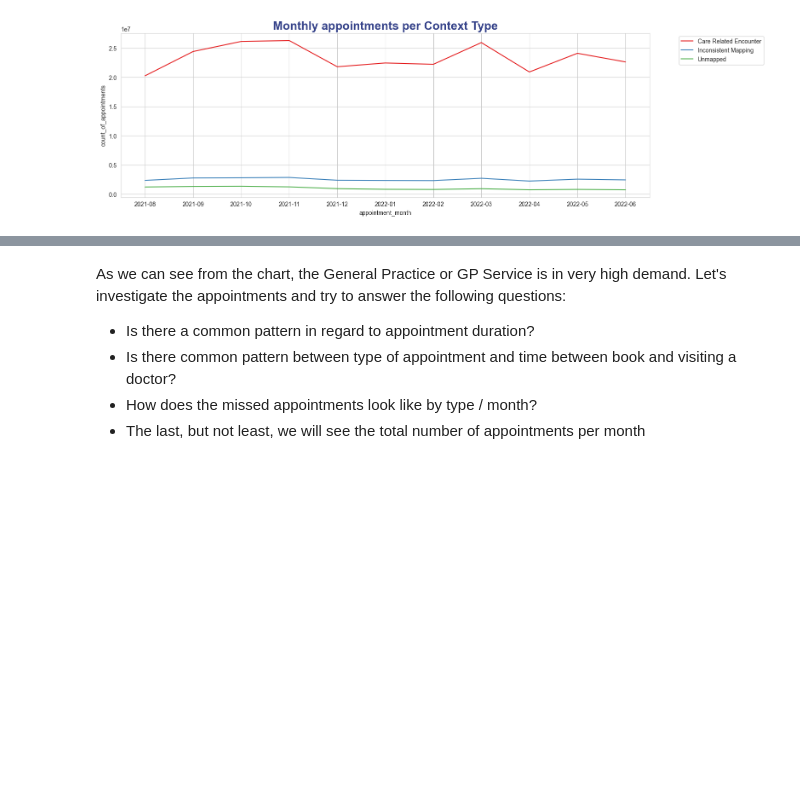
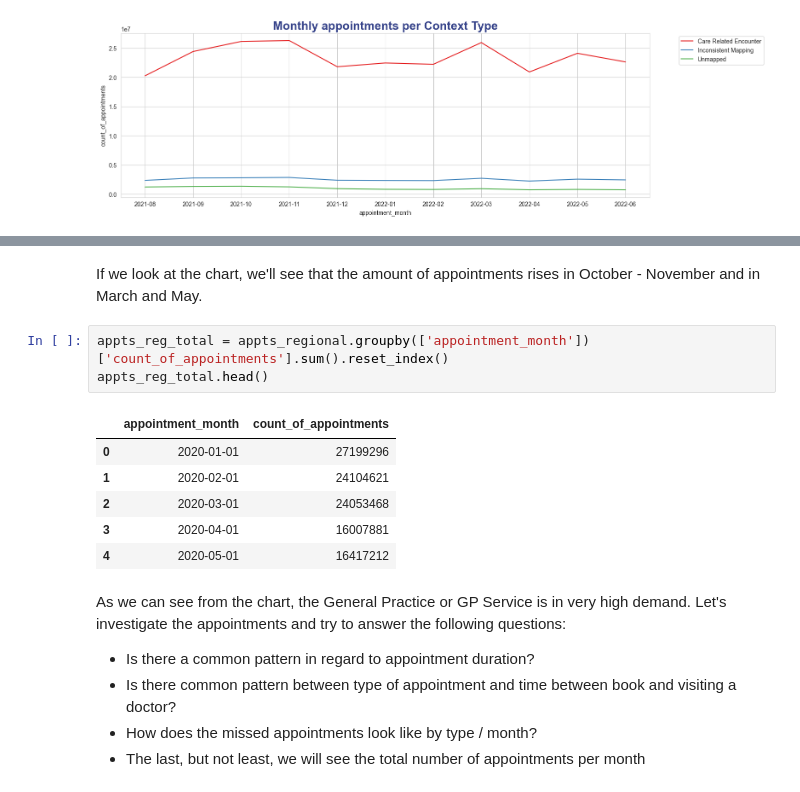
Before and after one commit to DimaBrikach/NHS_Assignment, a Jupyter notebook: Dzmitry_Brykach_DA201_Assignment.ipynb, the cells around one changed output, grey strips where cells are left out. Cells and saved outputs as stored; diff of their text form; blank space fills up the shorter version.

```diff
--- a/Dzmitry_Brykach_DA201_Assignment.ipynb
+++ b/Dzmitry_Brykach_DA201_Assignment.ipynb
@@ -423,3 +468,15 @@ plt.legend(bbox_to_anchor=(1.05, 1),fontsize=10)
+# %% [markdown]
+If we look at the chart, we'll see that the amount of appointments rises in October - November and in March and May.
+# %%
+appts_reg_total = appts_regional.groupby(['appointment_month']) ['count_of_appointments'].sum().reset_index()
+appts_reg_total.head()
+# %% [output]
+|  | appointment_month | count_of_appointments |
+| 0 | 2020-01-01 | 27199296 |
+| 1 | 2020-02-01 | 24104621 |
+| 2 | 2020-03-01 | 24053468 |
+| 3 | 2020-04-01 | 16007881 |
+| 4 | 2020-05-01 | 16417212 |
 # %% [markdown]
 As we can see from the chart, the General Practice or GP Service is in very high demand.
 Let's investigate the appointments and try to answer the following questions:
```
Also changed, not shown: parts of 15 cells of this notebook.
